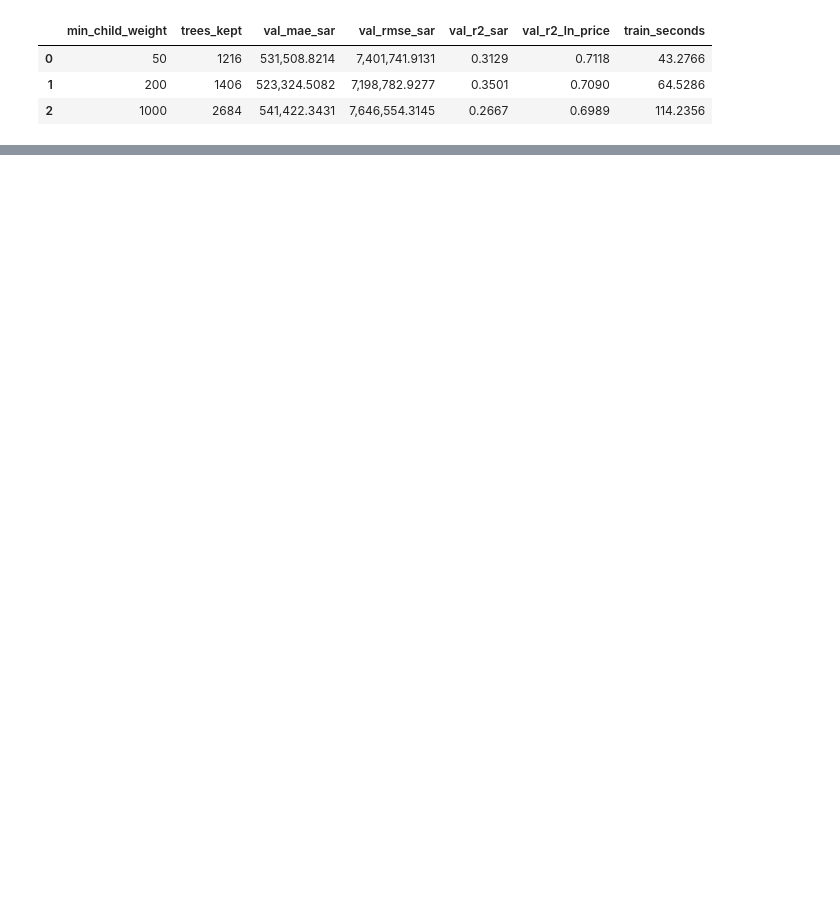
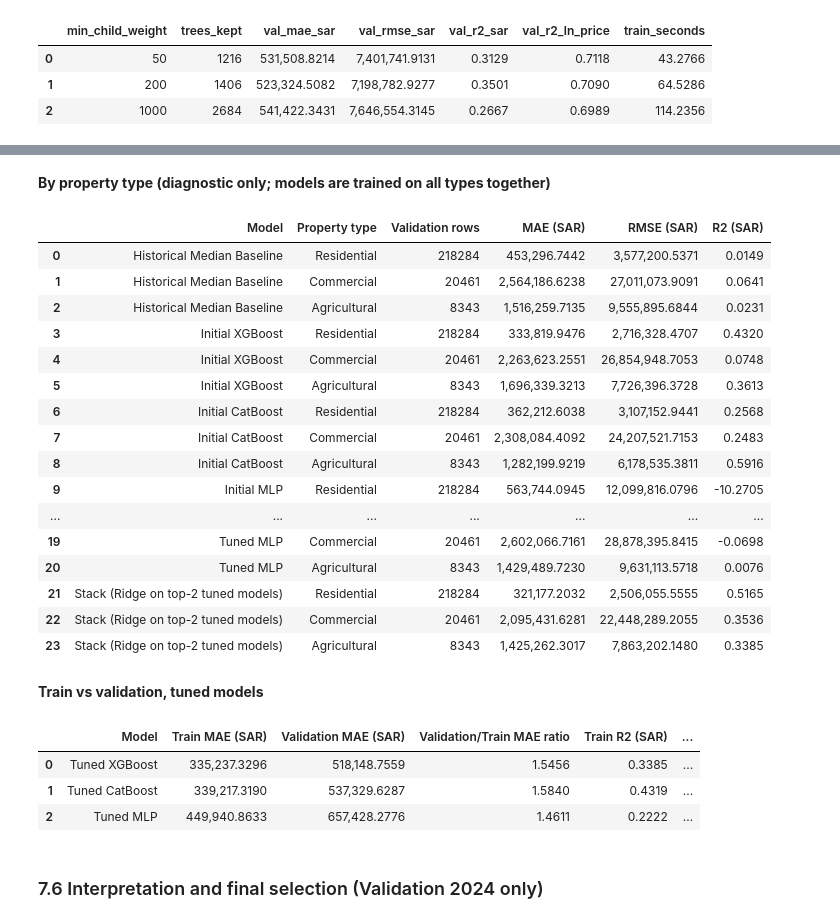
Before and after one commit to saudi-property-capstone/Saudi-Property-Transaction-Price-Prediction, a Jupyter notebook: notebooks/results_analysis.ipynb, the cells around one changed output, grey strips where cells are left out. Drawn from its saved outputs; the diff is of its cells as text; code cells hidden in the pictures; blank space fills up the shorter version.

```diff
--- a/notebooks/results_analysis.ipynb
+++ b/notebooks/results_analysis.ipynb
@@ -207,0 +362,31 @@ display(pd.read_csv(TUNE / 'tables/v2_test_comparison.csv'))
+# %%
+display(Markdown('**By property type (diagnostic only; models are trained on all types together)**'))
+display(pd.read_csv(TUNE / 'tables/final_validation_per_property_type.csv').drop(columns='R2 note'))
+display(Markdown('**Train vs validation, tuned models**'))
+display(pd.read_csv(TUNE / 'tables/tuned_overfitting_check.csv'))
+# %% [output]
+**By property type (diagnostic only; models are trained on all types together)**
+|  | Model | Property type | Validation rows | MAE (SAR) | RMSE (SAR) | R2 (SAR) |
+| 0 | Historical Median Baseline | Residential | 218284 | 453,296.7442 | 3,577,200.5371 | 0.0149 |
+| 1 | Historical Median Baseline | Commercial | 20461 | 2,564,186.6238 | 27,011,073.9091 | 0.0641 |
+| 2 | Historical Median Baseline | Agricultural | 8343 | 1,516,259.7135 | 9,555,895.6844 | 0.0231 |
+| 3 | Initial XGBoost | Residential | 218284 | 333,819.9476 | 2,716,328.4707 | 0.4320 |
+| 4 | Initial XGBoost | Commercial | 20461 | 2,263,623.2551 | 26,854,948.7053 | 0.0748 |
+| 5 | Initial XGBoost | Agricultural | 8343 | 1,696,339.3213 | 7,726,396.3728 | 0.3613 |
+| 6 | Initial CatBoost | Residential | 218284 | 362,212.6038 | 3,107,152.9441 | 0.2568 |
+| 7 | Initial CatBoost | Commercial | 20461 | 2,308,084.4092 | 24,207,521.7153 | 0.2483 |
+| 8 | Initial CatBoost | Agricultural | 8343 | 1,282,199.9219 | 6,178,535.3811 | 0.5916 |
+| 9 | Initial MLP | Residential | 218284 | 563,744.0945 | 12,099,816.0796 | -10.2705 |
+| ... | ... | ... | ... | ... | ... | ... |
+| 19 | Tuned MLP | Commercial | 20461 | 2,602,066.7161 | 28,878,395.8415 | -0.0698 |
+| 20 | Tuned MLP | Agricultural | 8343 | 1,429,489.7230 | 9,631,113.5718 | 0.0076 |
+| 21 | Stack (Ridge on top-2 tuned models) | Residential | 218284 | 321,177.2032 | 2,506,055.5555 | 0.5165 |
+| 22 | Stack (Ridge on top-2 tuned models) | Commercial | 20461 | 2,095,431.6281 | 22,448,289.2055 | 0.3536 |
+| 23 | Stack (Ridge on top-2 tuned models) | Agricultural | 8343 | 1,425,262.3017 | 7,863,202.1480 | 0.3385 |
+**Train vs validation, tuned models**
+|  | Model | Train MAE (SAR) | Validation MAE (SAR) | Validation/Train MAE ratio | Train R2 (SAR) | ... |
+| 0 | Tuned XGBoost | 335,237.3296 | 518,148.7559 | 1.5456 | 0.3385 | ... |
+| 1 | Tuned CatBoost | 339,217.3190 | 537,329.6287 | 1.5840 | 0.4319 | ... |
+| 2 | Tuned MLP | 449,940.8633 | 657,428.2776 | 1.4611 | 0.2222 | ... |
+# %% [markdown]
+### 7.6 Interpretation and final selection (Validation 2024 only)
```
Also changed, not shown: parts of 21 cells of this notebook, 39 other files.
